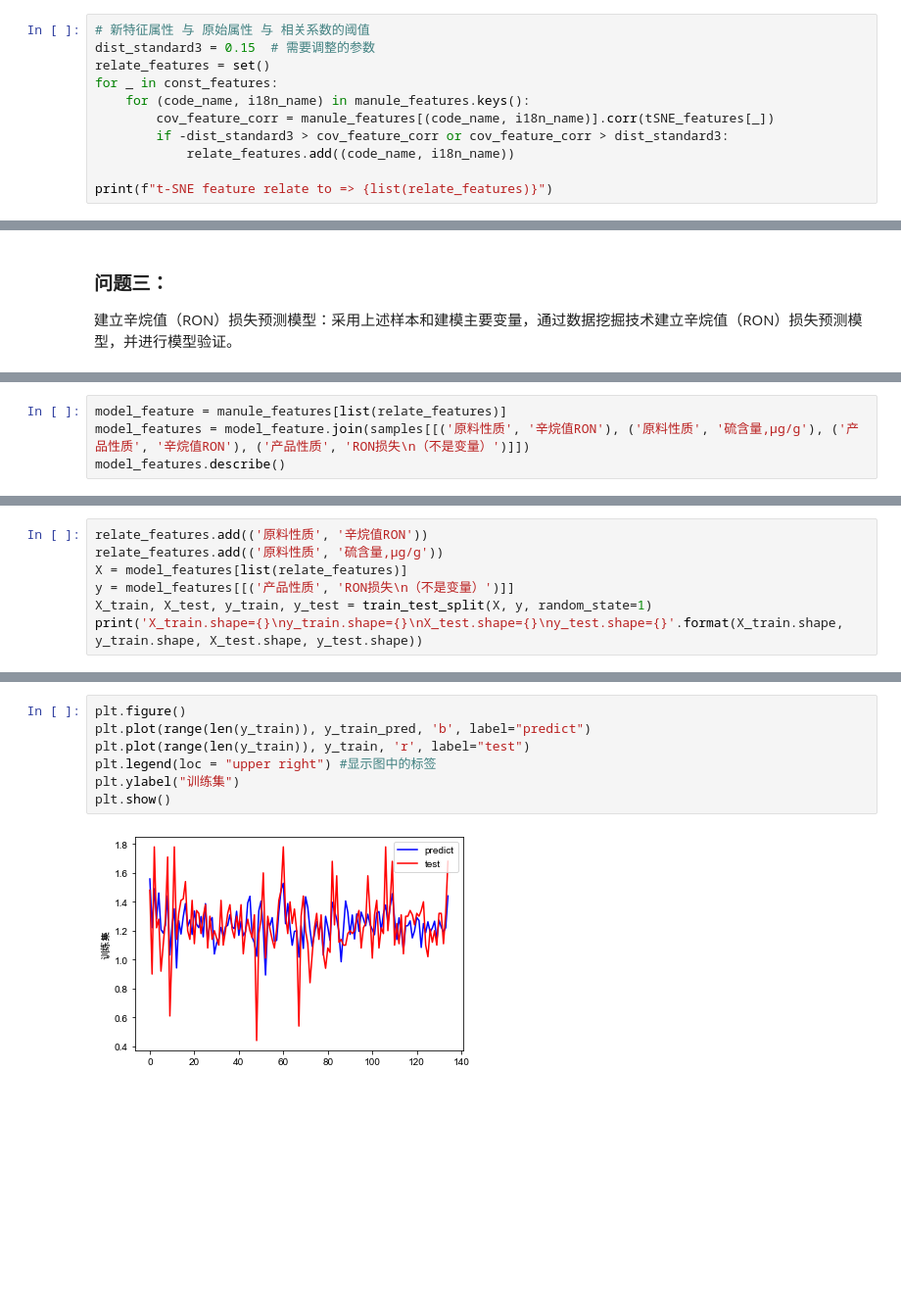
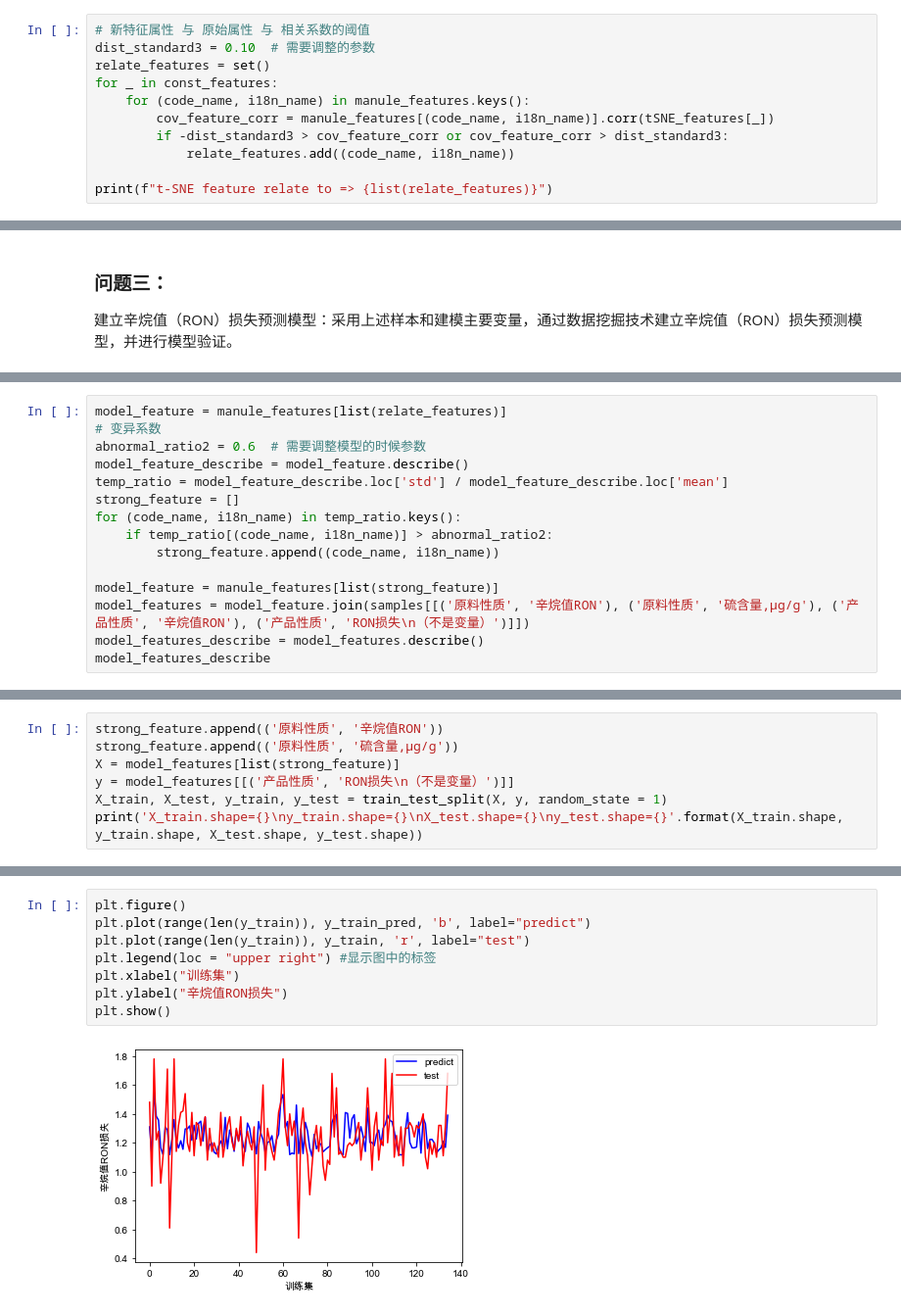
Before and after one commit to Ryuchen/RON_Model, a Jupyter notebook: src/solution.ipynb, the cells around one changed output, grey strips where cells are left out. Shown at 98% size. Drawn from its saved outputs; the diff is of its cells as text; blank space fills up the shorter version.

```diff
--- a/src/solution.ipynb
+++ b/src/solution.ipynb
@@ -490,7 +490,7 @@ print(f"t-SNE feature is => {list(const_features)}")
 t-SNE feature is => ['feature_1', 'feature_8', 'feature_12', 'feature_17', 'feature_20', 'feature_22', 'feature_23', 'feature_24', 'feature_27', 'feature_31', 'feature_33', 'feature_34', 'feature_36', ...
 # %%
 # 新特征属性 与 原始属性 与 相关系数的阈值
-dist_standard3 = 0.15  # 需要调整的参数
+dist_standard3 = 0.10  # 需要调整的参数
 relate_features = set()
 for _ in const_features:
     for (code_name, i18n_name) in manule_features.keys():
@@ -508,5 +517,16 @@ t-SNE feature relate to => [('S-ZORB.PC_2401B.DACA', '闭锁料斗充氢线压
 # %%
 model_feature = manule_features[list(relate_features)]
+# 变异系数
+abnormal_ratio2 = 0.6  # 需要调整模型的时候参数
+model_feature_describe = model_feature.describe()
+temp_ratio = model_feature_describe.loc['std'] / model_feature_describe.loc['mean']
+strong_feature = []
+for (code_name, i18n_name) in temp_ratio.keys():
+    if temp_ratio[(code_name, i18n_name)] > abnormal_ratio2:
+        strong_feature.append((code_name, i18n_name))
+
+model_feature = manule_features[list(strong_feature)]
 model_features = model_feature.join(samples[[('原料性质', '辛烷值RON'), ('原料性质', '硫含量,μg/g'), ('产品性质', '辛烷值RON'), ('产品性质', 'RON损失\n（不是变量）')]])
-model_features.describe()
+model_features_describe = model_features.describe()
+model_features_describe
 # %% [output]
@@ -530,8 +543,8 @@ from sklearn.metrics.regression import mean_squared_error, r2_score
 # %%
-relate_features.add(('原料性质', '辛烷值RON'))
-relate_features.add(('原料性质', '硫含量,μg/g'))
-X = model_features[list(relate_features)]
+strong_feature.append(('原料性质', '辛烷值RON'))
+strong_feature.append(('原料性质', '硫含量,μg/g'))
+X = model_features[list(strong_feature)]
 y = model_features[[('产品性质', 'RON损失\n（不是变量）')]]
-X_train, X_test, y_train, y_test = train_test_split(X, y, random_state=1)
+X_train, X_test, y_train, y_test = train_test_split(X, y, random_state = 1)
 print('X_train.shape={}\ny_train.shape={}\nX_test.shape={}\ny_test.shape={}'.format(X_train.shape, y_train.shape, X_test.shape, y_test.shape))
 # %% [output]
@@ -563,12 +572,13 @@ R^2 train:0.298, test:-0.055
 # %%
 plt.figure()
 plt.plot(range(len(y_train)), y_train_pred, 'b', label="predict")
 plt.plot(range(len(y_train)), y_train, 'r', label="test")
 plt.legend(loc = "upper right") #显示图中的标签
-plt.ylabel("训练集")
+plt.xlabel("训练集")
+plt.ylabel("辛烷值RON损失")
 plt.show()
 # %% [output]
-[figure, old version]
+[figure, new version]
 # %%
 plt.figure()
 plt.plot(range(len(y_test)), y_test_pred, 'b', label="predict")
```
Also changed, not shown: parts of 14 cells of this notebook.
